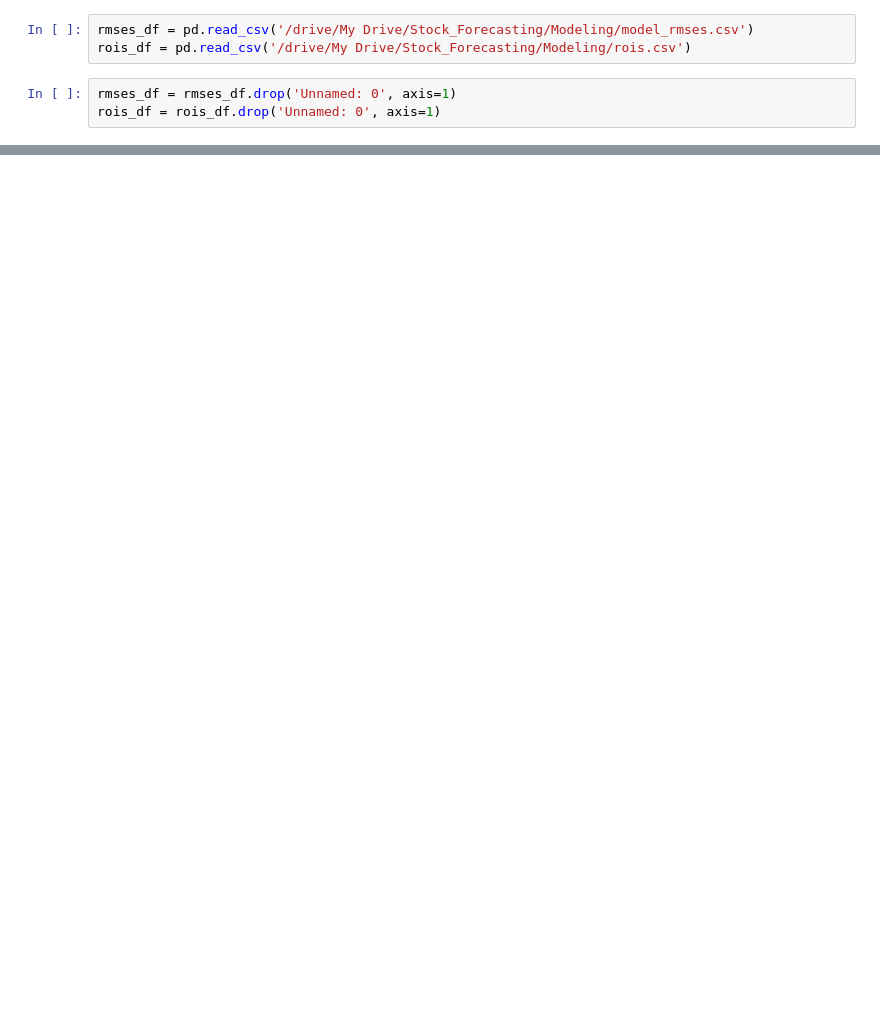
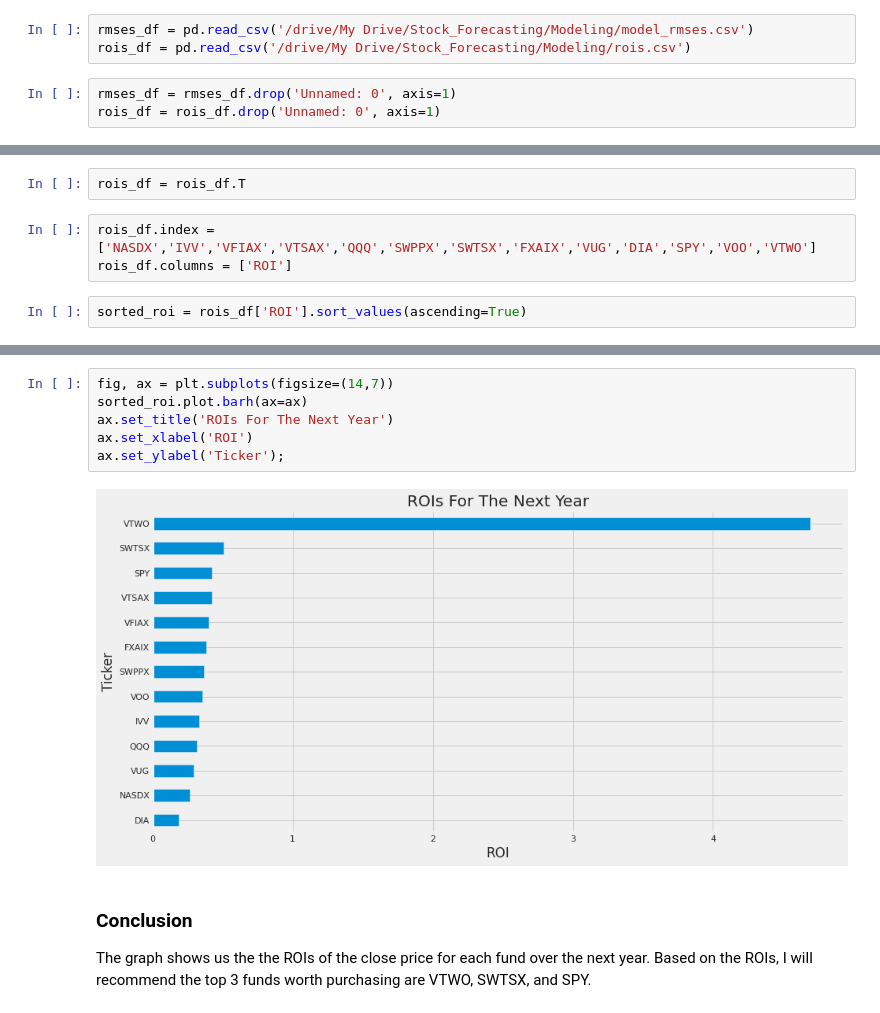
Before and after one commit to j-vasquez21/Stock-Forecasting, a Jupyter notebook: Evaluation.ipynb, the cells around one changed output, grey strips where cells are left out. Saved outputs shown, nothing was run; the diff lists cells and outputs as text; blank space fills up the shorter version.

```diff
--- a/Evaluation.ipynb
+++ b/Evaluation.ipynb
@@ -36,0 +107,7 @@ rmses_df.iloc[2,1:].plot.barh(ax=ax);
+# %%
+rois_df = rois_df.T
+# %%
+rois_df.index = ['NASDX','IVV','VFIAX','VTSAX','QQQ','SWPPX','SWTSX','FXAIX','VUG','DIA','SPY','VOO','VTWO']
+rois_df.columns = ['ROI']
+# %%
+sorted_roi = rois_df['ROI'].sort_values(ascending=True)
@@ -36,0 +131,11 @@ rmses_df.iloc[2,1:].plot.barh(ax=ax);
+# %%
+fig, ax = plt.subplots(figsize=(14,7))
+sorted_roi.plot.barh(ax=ax)
+ax.set_title('ROIs For The Next Year')
+ax.set_xlabel('ROI')
+ax.set_ylabel('Ticker');
+# %% [output]
+[figure, added]
+# %% [markdown]
+### Conclusion
+The graph shows us the the ROIs of the close price for each fund over the next year. Based on the ROIs, I will recommend the top 3 funds worth purchasing are VTWO, SWTSX, and SPY.
```
Also changed, not shown: parts of 15 cells of this notebook, 20 other files.
